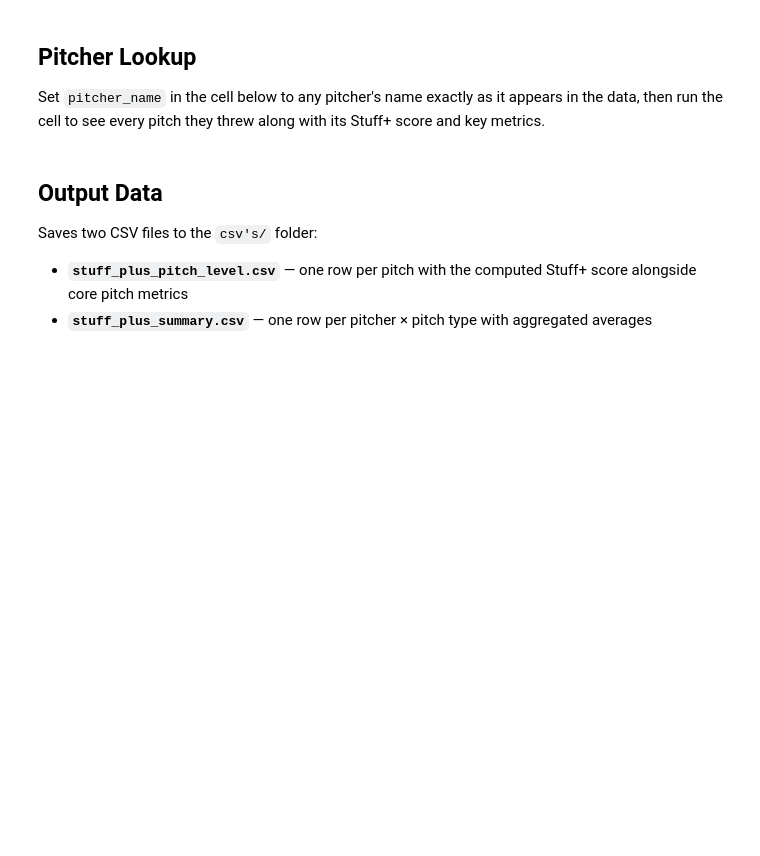
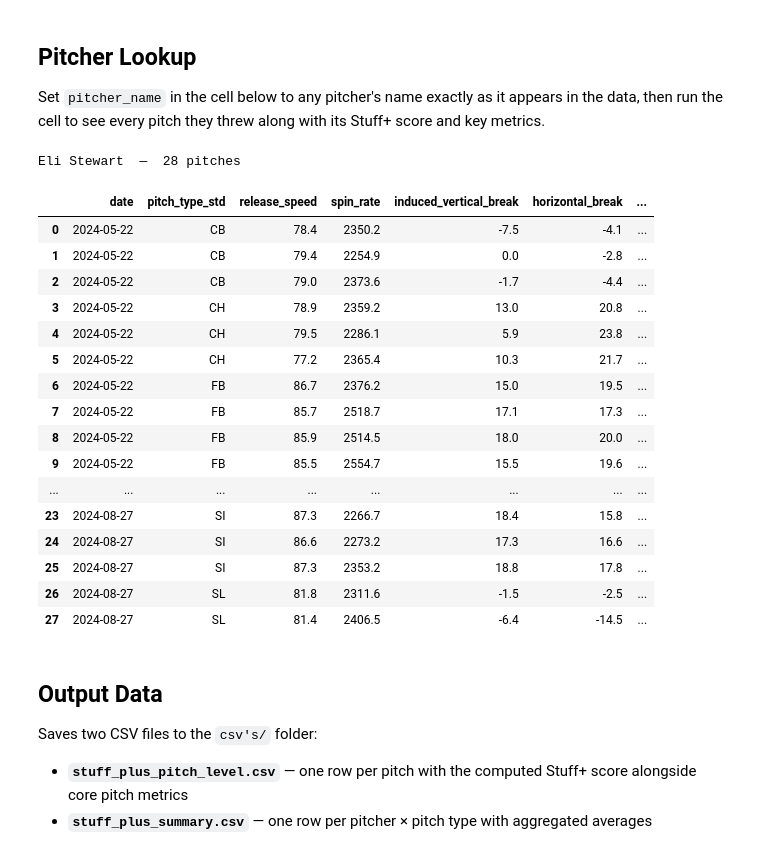
Before and after one commit to ConnerHammonds/stuff_plus, a Jupyter notebook: notebooks/generated_stuff_plus.ipynb, the cells around one changed output. Cells and saved outputs as stored; diff of their text form; code cells hidden in the pictures; blank space fills up the shorter version.

```diff
--- a/generated_stuff_plus.ipynb
+++ b/notebooks/generated_stuff_plus.ipynb
@@ -87,10 +87,10 @@ df_clean['pitch_type_std'] = (
 
 # Normalize LHP → RHP convention (flip all horizontal metrics)print(f"\nHandedness distribution:\n{df_clean['pitcher_throws'].value_counts()}")
 
-lhp_mask = df_clean['pitcher_throws'].str.upper().str.startswith('L')print(f"\nPitch type distribution:\n{df_clean['pitch_type_std'].value_counts()}")
+lhp_mask = df_clean['pitcher_throws'].str.upper().str.startswith('L')
+print(f"\nPitch type distribution:\n{df_clean['pitch_type_std'].value_counts()}")
 
 for col in HORIZONTAL_COLS:print(f"Rows after cleaning: {len(df_clean):,}")
-
     if col in df_clean.columns:
         df_clean.loc[lhp_mask, col] = -df_clean.loc[lhp_mask, col]
 # %% [output]
@@ -295,25 +279,44 @@ display(summary)
 
 Set `pitcher_name` in the cell below to any pitcher's name exactly as it appears in the data, then run the cell to see every pitch they threw along with its Stuff+ score and key metrics.
 # %%
-pitcher_name = "Aaron Alston"  # ← change this to the pitcher you want to look up
+pitcher_name = "Eli Stewart"  # ← change this to the pitcher you want to look up
 
 LOOKUP_COLS = [
     'date', 'pitch_type_std', 'release_speed', 'spin_rate',
     'induced_vertical_break', 'horizontal_break', 'vertical_approach_angle',
     'extension', 'stuff_plus',
 ]
 
 cols_present = [c for c in LOOKUP_COLS if c in df_clean.columns]
 pitcher_df = df_clean.loc[df_clean['pitcher_name'] == pitcher_name, cols_present].copy()
 
 if pitcher_df.empty:
     print(f"No pitches found for '{pitcher_name}'.")
     print("Available pitchers (first 20):", df_clean['pitcher_name'].unique()[:20].tolist())
 else:
     pitcher_df = pitcher_df.sort_values(['date', 'pitch_type_std']).reset_index(drop=True)
     pitcher_df = pitcher_df.round(1)
     print(f"{pitcher_name}  —  {len(pitcher_df)} pitches\n")
     display(pitcher_df)
+# %% [output]
+Eli Stewart  —  28 pitches
+|  | date | pitch_type_std | release_speed | spin_rate | induced_vertical_break | horizontal_break | ... |
+| 0 | 2024-05-22 | CB | 78.4 | 2350.2 | -7.5 | -4.1 | ... |
+| 1 | 2024-05-22 | CB | 79.4 | 2254.9 | 0.0 | -2.8 | ... |
+| 2 | 2024-05-22 | CB | 79.0 | 2373.6 | -1.7 | -4.4 | ... |
+| 3 | 2024-05-22 | CH | 78.9 | 2359.2 | 13.0 | 20.8 | ... |
+| 4 | 2024-05-22 | CH | 79.5 | 2286.1 | 5.9 | 23.8 | ... |
+| 5 | 2024-05-22 | CH | 77.2 | 2365.4 | 10.3 | 21.7 | ... |
+| 6 | 2024-05-22 | FB | 86.7 | 2376.2 | 15.0 | 19.5 | ... |
+| 7 | 2024-05-22 | FB | 85.7 | 2518.7 | 17.1 | 17.3 | ... |
+| 8 | 2024-05-22 | FB | 85.9 | 2514.5 | 18.0 | 20.0 | ... |
+| 9 | 2024-05-22 | FB | 85.5 | 2554.7 | 15.5 | 19.6 | ... |
+| ... | ... | ... | ... | ... | ... | ... | ... |
+| 23 | 2024-08-27 | SI | 87.3 | 2266.7 | 18.4 | 15.8 | ... |
+| 24 | 2024-08-27 | SI | 86.6 | 2273.2 | 17.3 | 16.6 | ... |
+| 25 | 2024-08-27 | SI | 87.3 | 2353.2 | 18.8 | 17.8 | ... |
+| 26 | 2024-08-27 | SL | 81.8 | 2311.6 | -1.5 | -2.5 | ... |
+| 27 | 2024-08-27 | SL | 81.4 | 2406.5 | -6.4 | -14.5 | ... |
 # %% [markdown]
 ## Output Data
 
```
Also changed, not shown: parts of 3 cells of this notebook, 7 other files.
